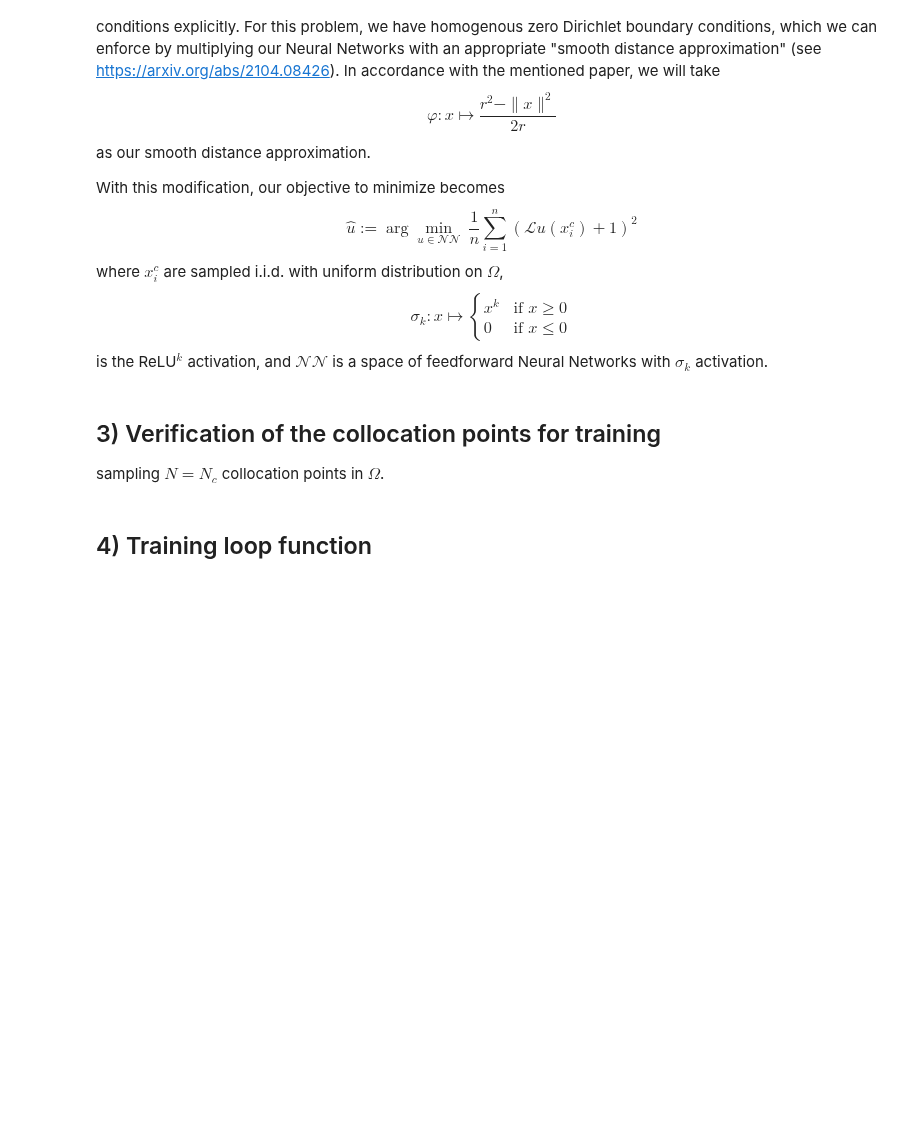
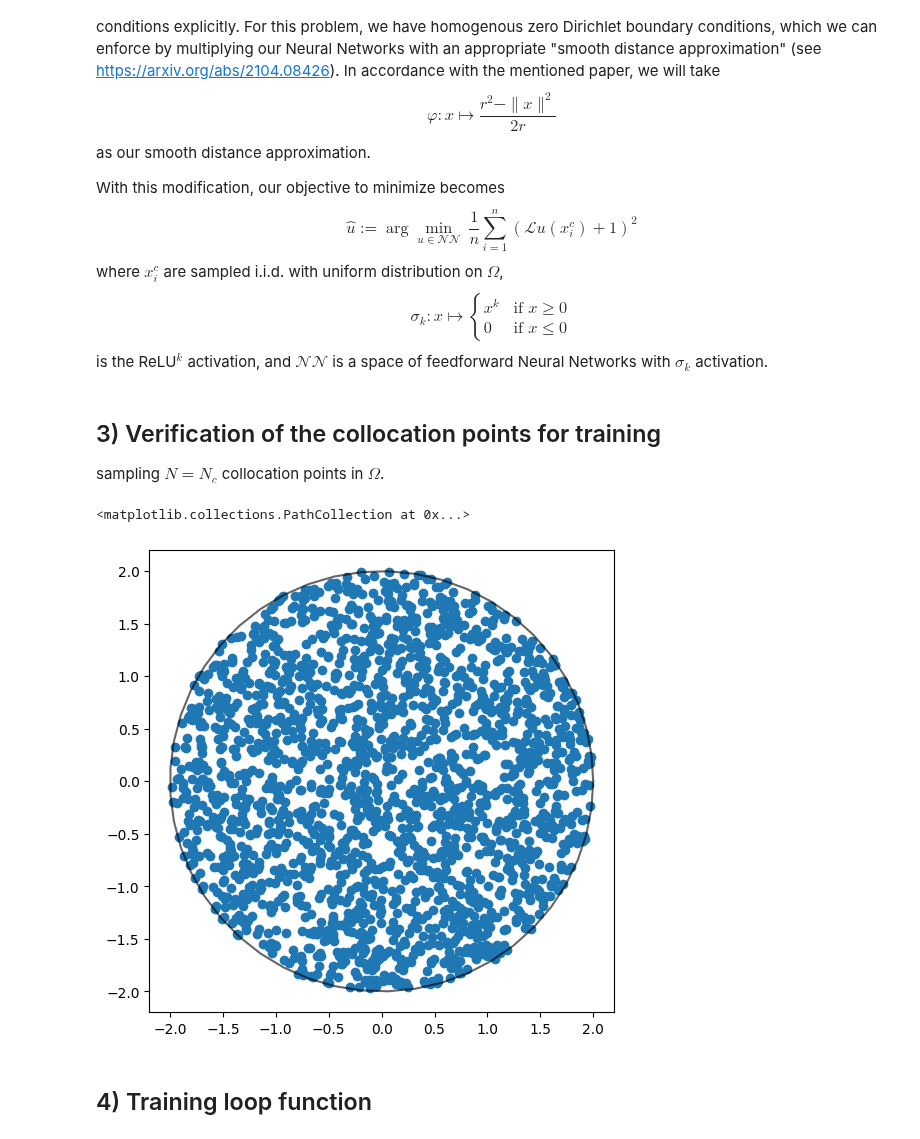
Before and after one commit to StratosFair/Mean_Escape_Time, a Jupyter notebook: Duffin_oscillator/Models/curriculum_pinn.ipynb, the cells around one changed output. Drawn from its saved outputs; the diff is of its cells as text; code cells hidden in the pictures; blank space fills up the shorter version.

```diff
--- a/Duffin_oscillator/Models/curriculum_pinn.ipynb
+++ b/Duffin_oscillator/Models/curriculum_pinn.ipynb
@@ -165,8 +165,16 @@ X_c_train = X_c_train[:,index]
 # %%
 #checking the collocation points
 plt.figure(figsize=(6, 6))
+
+#circle
+a = np.linspace(0, 2*np.pi, 50)
+cx,cy = np.cos(a) * radius , np.sin(a)*radius
+
 plt.plot(cx,cy,'k-', alpha=.6)
 plt.scatter(x_c,y_c)
+# %% [output]
+<matplotlib.collections.PathCollection at 0x...>
+[figure, added]
 # %%
 class TrainingData(Dataset):
     def __init__(self, X_c):
```
Also changed, not shown: parts of 5 cells of this notebook.
